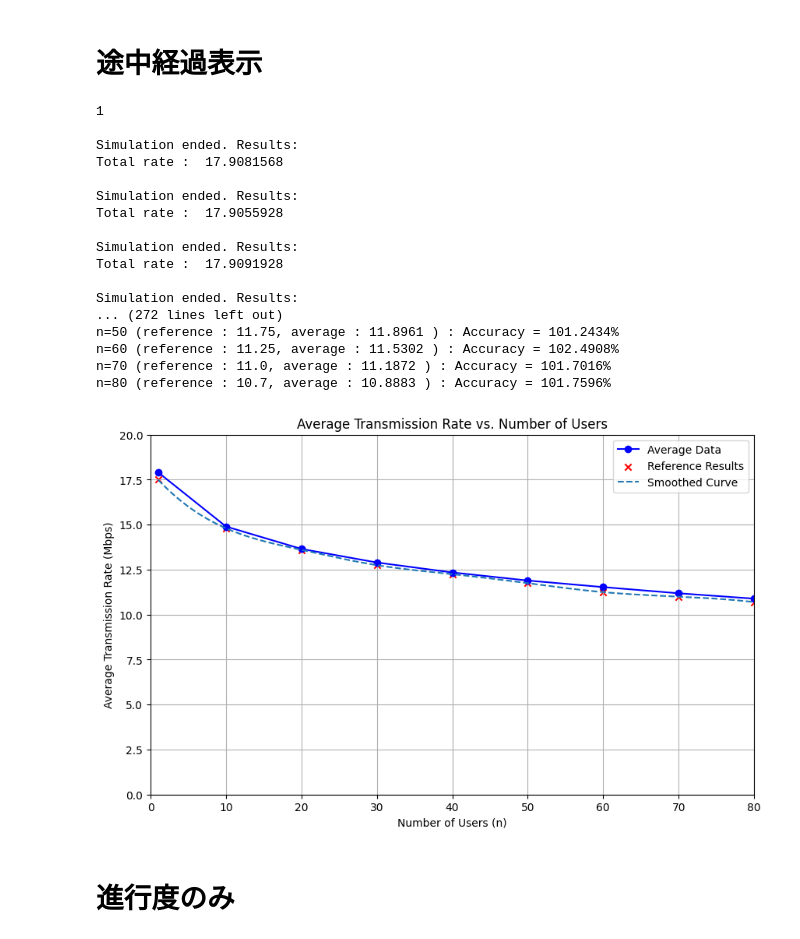
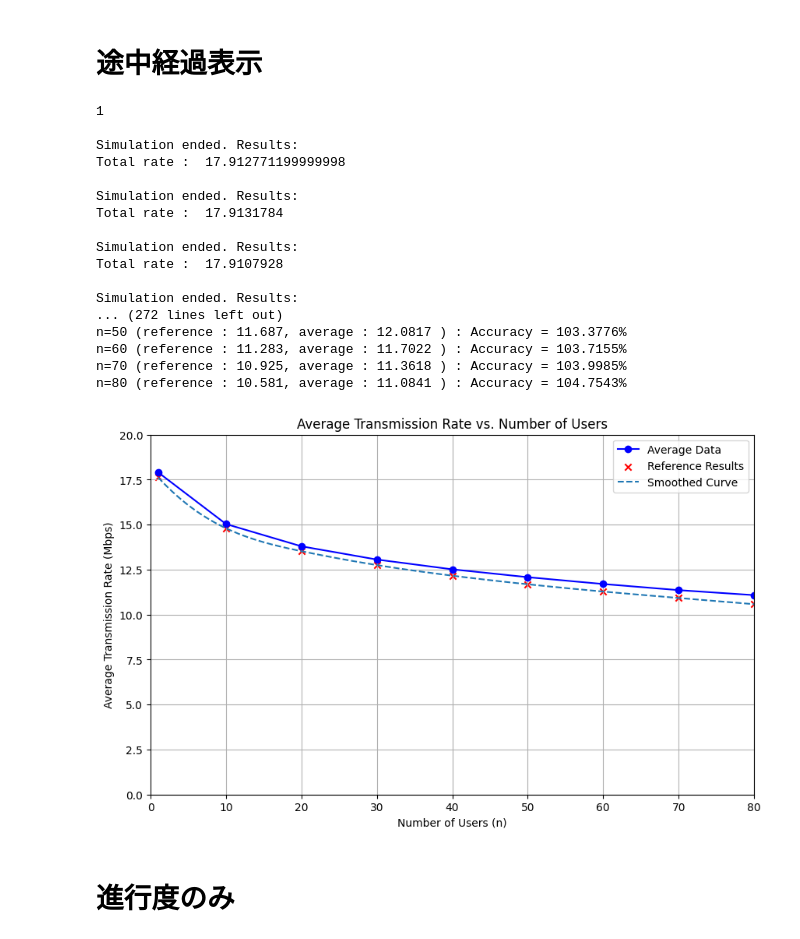
Before and after one commit to ShitaLab-TMCIT/IEEE802.11simulator, a Jupyter notebook: main.ipynb, the cells around one changed output. Saved outputs shown, nothing was run; the diff lists cells and outputs as text; code cells hidden in the pictures.

```diff
--- a/main.ipynb
+++ b/main.ipynb
@@ -1,3 +1,7 @@
+# %%
+# Reference results for comparison
+# reference_results = [17.80, 14.80, 13.60, 12.75, 12.25, 11.75, 11.25, 11.00, 10.70]
+reference_results = [17.633, 14.8, 13.527, 12.755, 12.165, 11.687, 11.283, 10.925, 10.581]
 # %% [markdown]
 # 途中経過表示
 # %%
@@ -12,7 +16,6 @@ duration = 60  # seconds
 mode = 'a'  # Transmission mode
 n_values = [1, 10, 20, 30, 40, 50, 60, 70, 80]
 num_simulations = 10  # 各nでのシミュレーション回数
-reference_results = [17.50, 14.80, 13.60, 12.75, 12.25, 11.75, 11.25, 11.00, 10.70]  # 正解値
 
 # 結果を格納
 n_list = []
@@ -52,41 +55,41 @@ smooth_rate = make_interp_spline(n_array, reference_results)(n_smooth)  # 補間
 # 結果をプロット
 plt.figure(figsize=(10, 6))
 plt.ylim(0, 20)
 plt.xlim(0, 80)
 
 # 平均値とスムーズな曲線をプロット
 plt.plot(n_list, average_rates, marker='o', label="Average Data", color='blue')
 
 # 正解値を別のマーカーでプロット
 plt.scatter(n_values, reference_results, color='red', marker='x', label="Reference Results")
 plt.plot(n_smooth, smooth_rate, linestyle='--', label="Smoothed Curve")
 
 
 plt.title("Average Transmission Rate vs. Number of Users")
 plt.xlabel("Number of Users (n)")
 plt.ylabel("Average Transmission Rate (Mbps)")
 plt.grid(True)
 plt.legend()
 plt.show()
 # %% [output]
 1
 
 Simulation ended. Results:
-Total rate :  17.9081568
+Total rate :  17.912771199999998
 
 Simulation ended. Results:
-Total rate :  17.9055928
+Total rate :  17.9131784
 
 Simulation ended. Results:
-Total rate :  17.9091928
+Total rate :  17.9107928
 
 Simulation ended. Results:
 ... (272 lines left out)
-n=50 (reference : 11.75, average : 11.8961 ) : Accuracy = 101.2434%
-n=60 (reference : 11.25, average : 11.5302 ) : Accuracy = 102.4908%
-n=70 (reference : 11.0, average : 11.1872 ) : Accuracy = 101.7016%
-n=80 (reference : 10.7, average : 10.8883 ) : Accuracy = 101.7596%
+n=50 (reference : 11.687, average : 12.0817 ) : Accuracy = 103.3776%
+n=60 (reference : 11.283, average : 11.7022 ) : Accuracy = 103.7155%
+n=70 (reference : 10.925, average : 11.3618 ) : Accuracy = 103.9985%
+n=80 (reference : 10.581, average : 11.0841 ) : Accuracy = 104.7543%
-[figure, old version]
+[figure, new version]
 # %% [markdown]
 # 進行度のみ
 # %%
```
Also changed, not shown: parts of 2 cells of this notebook, 3 other files.
